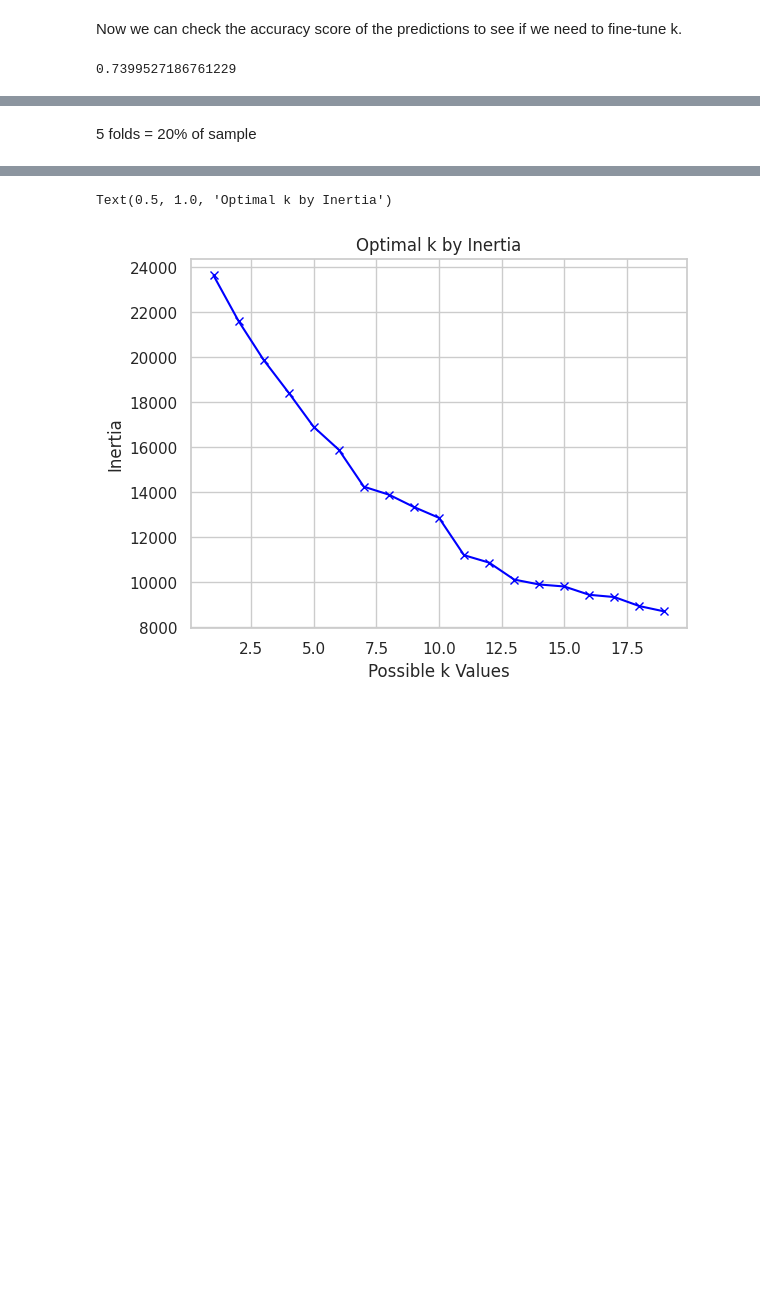
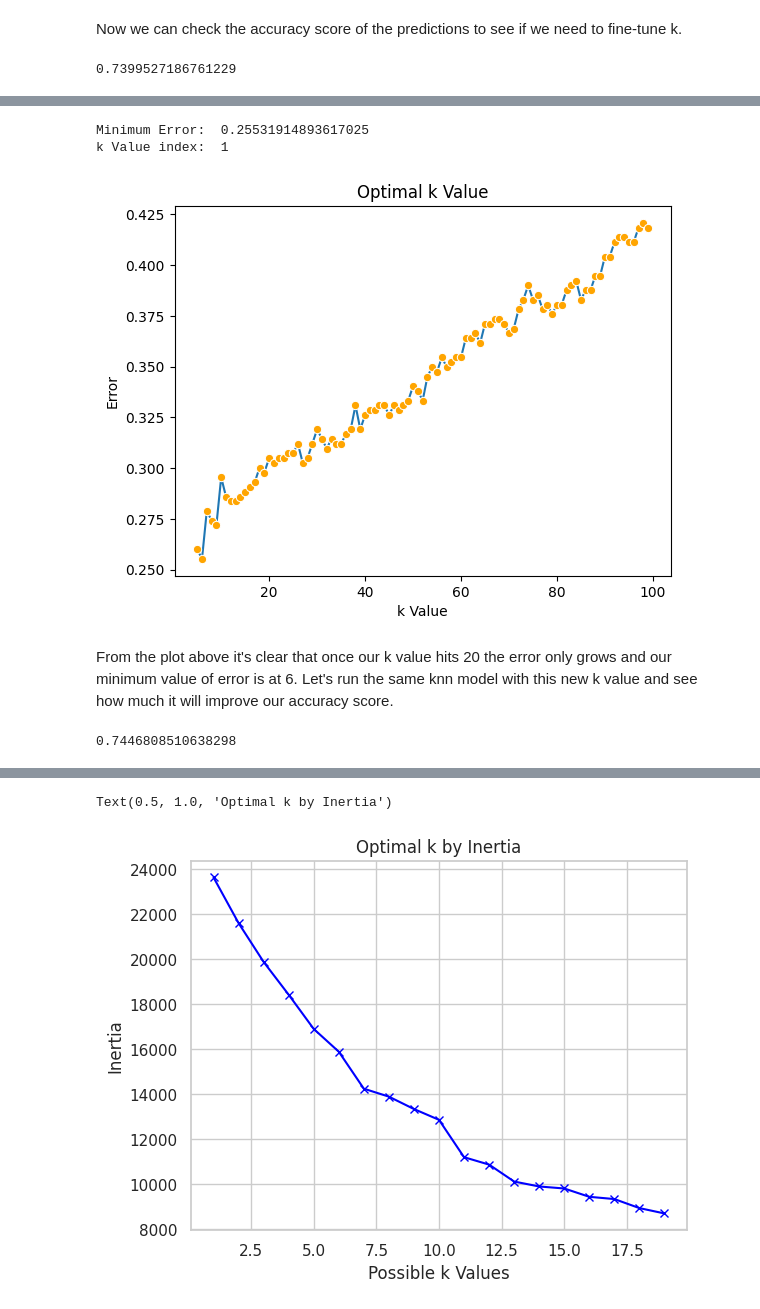
Before and after one commit to zsturk/Dat402_Proj1, a Jupyter notebook: DAT 402 Project 1.ipynb, the cells around one changed output, grey strips where cells are left out. Drawn from its saved outputs; the diff is of its cells as text; code cells hidden in the pictures; blank space fills up the shorter version.

```diff
--- a/DAT 402 Project 1.ipynb
+++ b/DAT 402 Project 1.ipynb
@@ -262,2 +264,29 @@ accuracy_score(y_test, y_pred)
+# %%
+error = []
+kvec = range(5,100)
+for i in kvec:
+  knn = KNeighborsClassifier(n_neighbors = i)
+  knn.fit(X_trainstd, y_train)
+  y_pred = knn.predict(X_teststd)
+  error.append(np.mean(1 - accuracy_score(y_pred, y_test)))
+# %%
+sns.lineplot(x = kvec, y = error, marker = 'o', markerfacecolor = 'orange')
+plt.xlabel("k Value")
+plt.ylabel("Error")
+plt.title("Optimal k Value")
+
+print('Minimum Error: ', min(error))
+print('k Value index: ', error.index(min(error)))
+# %% [output]
+Minimum Error:  0.25531914893617025
+k Value index:  1
+[figure, added]
 # %% [markdown]
-5 folds = 20% of sample
+From the plot above it's clear that once our k value hits 20 the error only grows and our minimum value of error is at 6. Let's run the same knn model with this new k value and see how much it will improve our accuracy score.
+# %%
+knn = KNeighborsClassifier(n_neighbors = 6)
+knn.fit(X_trainstd, y_train)
+y_pred = knn.predict(X_teststd)
+accuracy_score(y_test, y_pred)
+# %% [output]
+0.7446808510638298
```
Also changed, not shown: parts of 5 cells of this notebook.
